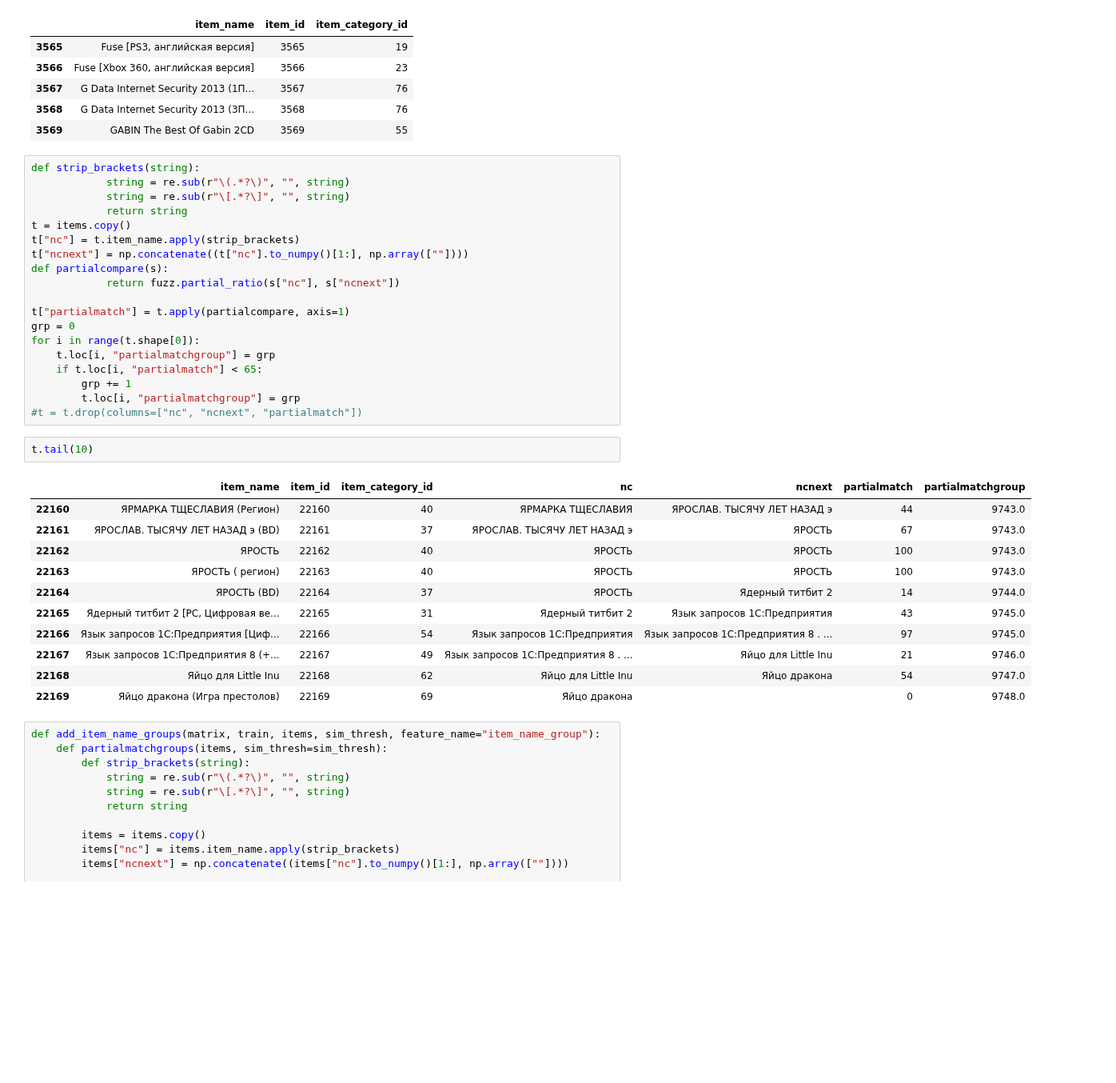
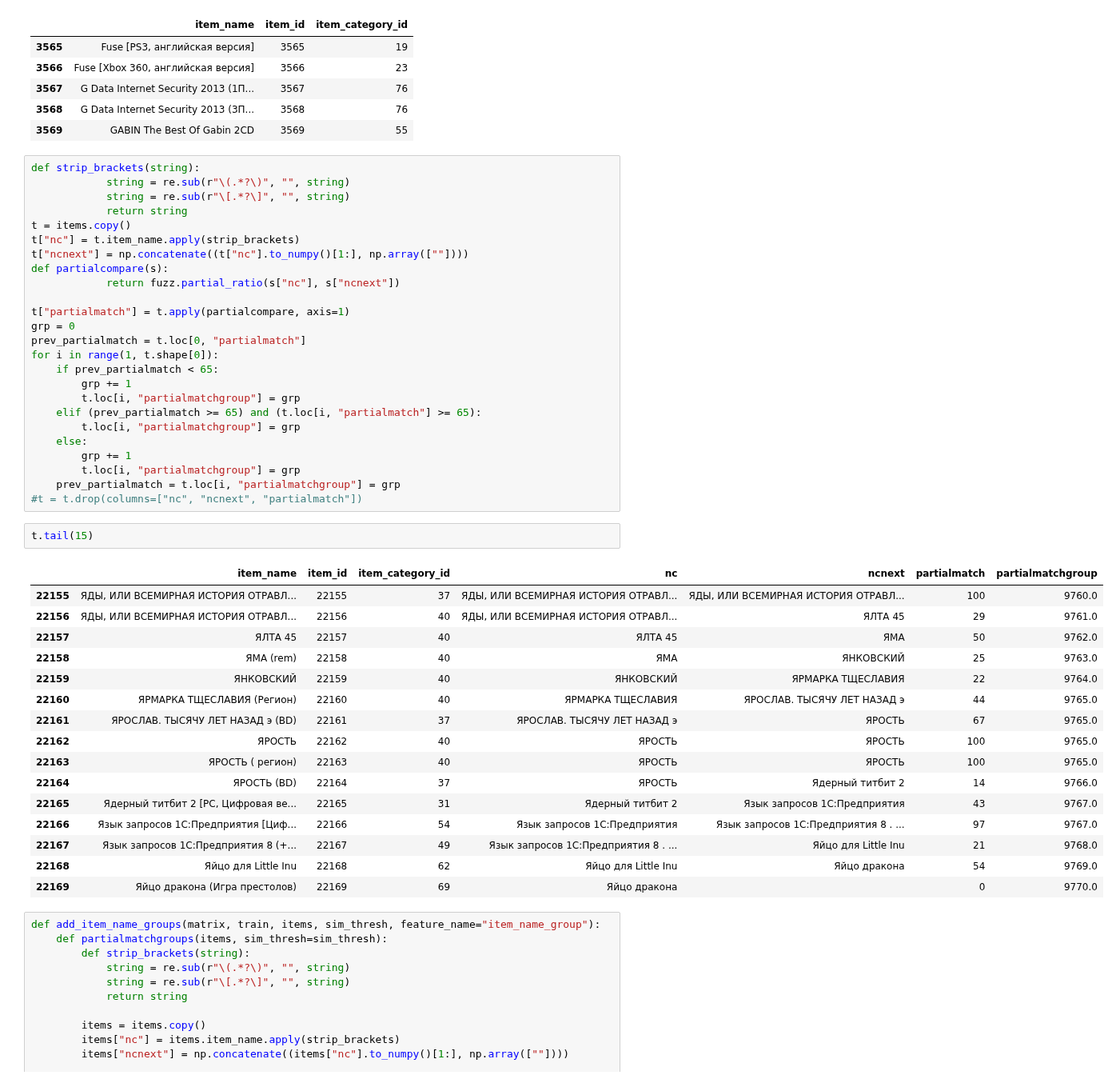
Before and after one commit to kamau96/Data_Science_Android_Web_Development, a Jupyter notebook: Data_Science_Development/Python_Programming/Future_sales/winning_sales_predictor.ipynb, the cells around one changed output. Shown at 80% size. Saved outputs shown, nothing was run; the diff lists cells and outputs as text; blank space fills up the shorter version.

Commit message:
editing partial match

```diff
--- a/Data_Science_Development/Python_Programming/Future_sales/winning_sales_predictor.ipynb
+++ b/Data_Science_Development/Python_Programming/Future_sales/winning_sales_predictor.ipynb
@@ -270,26 +270,37 @@ def partialcompare(s):
 
 t["partialmatch"] = t.apply(partialcompare, axis=1)
 grp = 0
-for i in range(t.shape[0]):
-    t.loc[i, "partialmatchgroup"] = grp
-    if t.loc[i, "partialmatch"] < 65:
+prev_partialmatch = t.loc[0, "partialmatch"]
+for i in range(1, t.shape[0]):
+    if prev_partialmatch < 65:
         grp += 1
         t.loc[i, "partialmatchgroup"] = grp
+    elif (prev_partialmatch >= 65) and (t.loc[i, "partialmatch"] >= 65):
+        t.loc[i, "partialmatchgroup"] = grp
+    else:
+        grp += 1
+        t.loc[i, "partialmatchgroup"] = grp
+    prev_partialmatch = t.loc[i, "partialmatchgroup"] = grp
 #t = t.drop(columns=["nc", "ncnext", "partialmatch"])
 # %%
-t.tail(10)
+t.tail(15)
 # %% [output]
 |  | item_name | item_id | item_category_id | nc | ncnext | partialmatch | partialmatchgroup |
-| 22160 | ЯРМАРКА ТЩЕСЛАВИЯ (Регион) | 22160 | 40 | ЯРМАРКА ТЩЕСЛАВИЯ | ЯРОСЛАВ. ТЫСЯЧУ ЛЕТ НАЗАД э | 44 | 9743.0 |
-| 22161 | ЯРОСЛАВ. ТЫСЯЧУ ЛЕТ НАЗАД э (BD) | 22161 | 37 | ЯРОСЛАВ. ТЫСЯЧУ ЛЕТ НАЗАД э | ЯРОСТЬ | 67 | 9743.0 |
-| 22162 | ЯРОСТЬ | 22162 | 40 | ЯРОСТЬ | ЯРОСТЬ | 100 | 9743.0 |
-| 22163 | ЯРОСТЬ ( регион) | 22163 | 40 | ЯРОСТЬ | ЯРОСТЬ | 100 | 9743.0 |
-| 22164 | ЯРОСТЬ (BD) | 22164 | 37 | ЯРОСТЬ | Ядерный титбит 2 | 14 | 9744.0 |
-| 22165 | Ядерный титбит 2 [PC, Цифровая ве... | 22165 | 31 | Ядерный титбит 2 | Язык запросов 1С:Предприятия | 43 | 9745.0 |
-| 22166 | Язык запросов 1С:Предприятия [Циф... | 22166 | 54 | Язык запросов 1С:Предприятия | Язык запросов 1С:Предприятия 8 . ... | 97 | 9745.0 |
-| 22167 | Язык запросов 1С:Предприятия 8 (+... | 22167 | 49 | Язык запросов 1С:Предприятия 8 . ... | Яйцо для Little Inu | 21 | 9746.0 |
-| 22168 | Яйцо для Little Inu | 22168 | 62 | Яйцо для Little Inu | Яйцо дракона | 54 | 9747.0 |
-| 22169 | Яйцо дракона (Игра престолов) | 22169 | 69 | Яйцо дракона |  | 0 | 9748.0 |
+| 22155 | ЯДЫ, ИЛИ ВСЕМИРНАЯ ИСТОРИЯ ОТРАВЛ... | 22155 | 37 | ЯДЫ, ИЛИ ВСЕМИРНАЯ ИСТОРИЯ ОТРАВЛ... | ЯДЫ, ИЛИ ВСЕМИРНАЯ ИСТОРИЯ ОТРАВЛ... | 100 | 9760.0 |
+| 22156 | ЯДЫ, ИЛИ ВСЕМИРНАЯ ИСТОРИЯ ОТРАВЛ... | 22156 | 40 | ЯДЫ, ИЛИ ВСЕМИРНАЯ ИСТОРИЯ ОТРАВЛ... | ЯЛТА 45 | 29 | 9761.0 |
+| 22157 | ЯЛТА 45 | 22157 | 40 | ЯЛТА 45 | ЯМА | 50 | 9762.0 |
+| 22158 | ЯМА (rem) | 22158 | 40 | ЯМА | ЯНКОВСКИЙ | 25 | 9763.0 |
+| 22159 | ЯНКОВСКИЙ | 22159 | 40 | ЯНКОВСКИЙ | ЯРМАРКА ТЩЕСЛАВИЯ | 22 | 9764.0 |
+| 22160 | ЯРМАРКА ТЩЕСЛАВИЯ (Регион) | 22160 | 40 | ЯРМАРКА ТЩЕСЛАВИЯ | ЯРОСЛАВ. ТЫСЯЧУ ЛЕТ НАЗАД э | 44 | 9765.0 |
+| 22161 | ЯРОСЛАВ. ТЫСЯЧУ ЛЕТ НАЗАД э (BD) | 22161 | 37 | ЯРОСЛАВ. ТЫСЯЧУ ЛЕТ НАЗАД э | ЯРОСТЬ | 67 | 9765.0 |
+| 22162 | ЯРОСТЬ | 22162 | 40 | ЯРОСТЬ | ЯРОСТЬ | 100 | 9765.0 |
+| 22163 | ЯРОСТЬ ( регион) | 22163 | 40 | ЯРОСТЬ | ЯРОСТЬ | 100 | 9765.0 |
+| 22164 | ЯРОСТЬ (BD) | 22164 | 37 | ЯРОСТЬ | Ядерный титбит 2 | 14 | 9766.0 |
+| 22165 | Ядерный титбит 2 [PC, Цифровая ве... | 22165 | 31 | Ядерный титбит 2 | Язык запросов 1С:Предприятия | 43 | 9767.0 |
+| 22166 | Язык запросов 1С:Предприятия [Циф... | 22166 | 54 | Язык запросов 1С:Предприятия | Язык запросов 1С:Предприятия 8 . ... | 97 | 9767.0 |
+| 22167 | Язык запросов 1С:Предприятия 8 (+... | 22167 | 49 | Язык запросов 1С:Предприятия 8 . ... | Яйцо для Little Inu | 21 | 9768.0 |
+| 22168 | Яйцо для Little Inu | 22168 | 62 | Яйцо для Little Inu | Яйцо дракона | 54 | 9769.0 |
+| 22169 | Яйцо дракона (Игра престолов) | 22169 | 69 | Яйцо дракона |  | 0 | 9770.0 |
 # %%
 def add_item_name_groups(matrix, train, items, sim_thresh, feature_name="item_name_group"):
     def partialmatchgroups(items, sim_thresh=sim_thresh):
```
